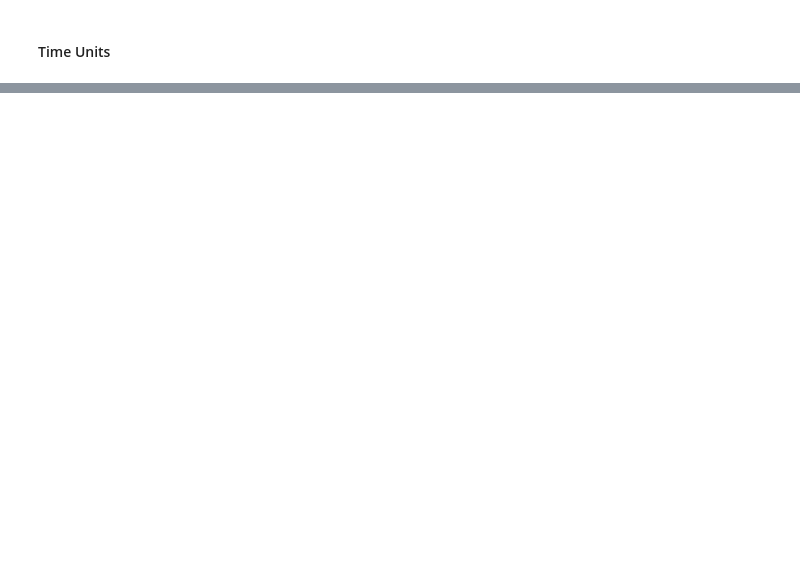
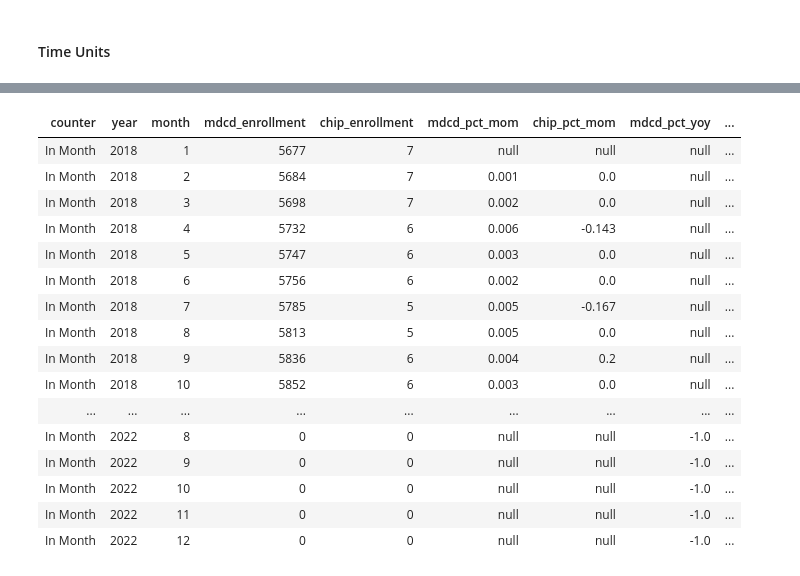
Before and after one commit to tmsis/palet, a Jupyter notebook: test cases/PALET Cluster Test File.ipynb, the cells around one changed output, grey strips where cells are left out. Drawn from its saved outputs; the diff is of its cells as text; code cells hidden in the pictures; blank space fills up the shorter version.

```diff
--- a/test cases/PALET Cluster Test File.ipynb
+++ b/test cases/PALET Cluster Test File.ipynb
@@ -661,0 +682,9 @@ print('Enrollment object returns the expected time unit')
+# %%
+api = Enrollment().byMonth().having( \
+                    Diagnoses.within([                     \
+                    (ServiceCategory.inpatient, 1),        \
+                    (ServiceCategory.other_services, 2)],  \
+                        Diabetes))
+
+display(api.fetch())
+# %% [output]
@@ -661,0 +692,17 @@ print('Enrollment object returns the expected time unit')
+| counter | year | month | mdcd_enrollment | chip_enrollment | mdcd_pct_mom | chip_pct_mom | mdcd_pct_yoy | ... |
+| In Month | 2018 | 1 | 5677 | 7 | null | null | null | ... |
+| In Month | 2018 | 2 | 5684 | 7 | 0.001 | 0.0 | null | ... |
+| In Month | 2018 | 3 | 5698 | 7 | 0.002 | 0.0 | null | ... |
+| In Month | 2018 | 4 | 5732 | 6 | 0.006 | -0.143 | null | ... |
+| In Month | 2018 | 5 | 5747 | 6 | 0.003 | 0.0 | null | ... |
+| In Month | 2018 | 6 | 5756 | 6 | 0.002 | 0.0 | null | ... |
+| In Month | 2018 | 7 | 5785 | 5 | 0.005 | -0.167 | null | ... |
+| In Month | 2018 | 8 | 5813 | 5 | 0.005 | 0.0 | null | ... |
+| In Month | 2018 | 9 | 5836 | 6 | 0.004 | 0.2 | null | ... |
+| In Month | 2018 | 10 | 5852 | 6 | 0.003 | 0.0 | null | ... |
+| ... | ... | ... | ... | ... | ... | ... | ... | ... |
+| In Month | 2022 | 8 | 0 | 0 | null | null | -1.0 | ... |
+| In Month | 2022 | 9 | 0 | 0 | null | null | -1.0 | ... |
+| In Month | 2022 | 10 | 0 | 0 | null | null | -1.0 | ... |
+| In Month | 2022 | 11 | 0 | 0 | null | null | -1.0 | ... |
+| In Month | 2022 | 12 | 0 | 0 | null | null | -1.0 | ... |
```
Also changed, not shown: parts of 11 cells of this notebook.
